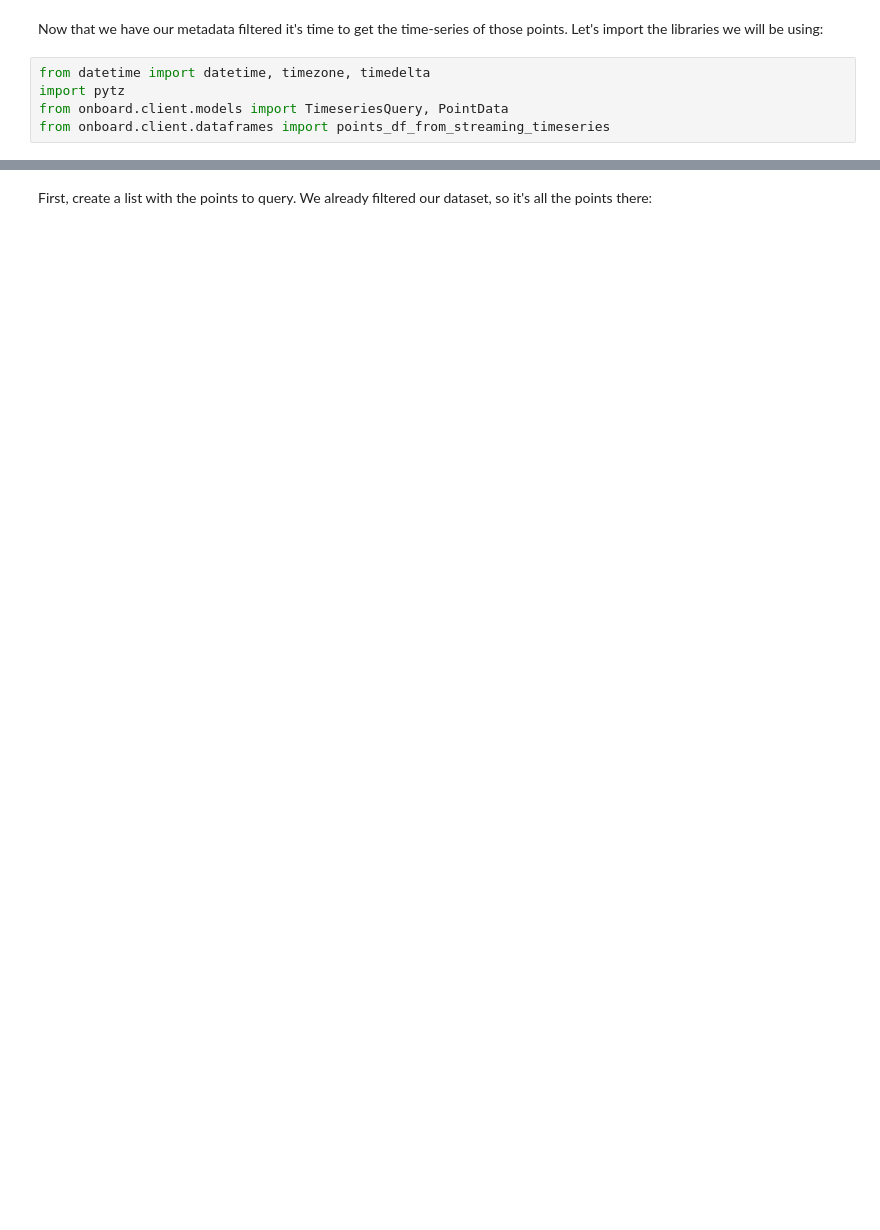
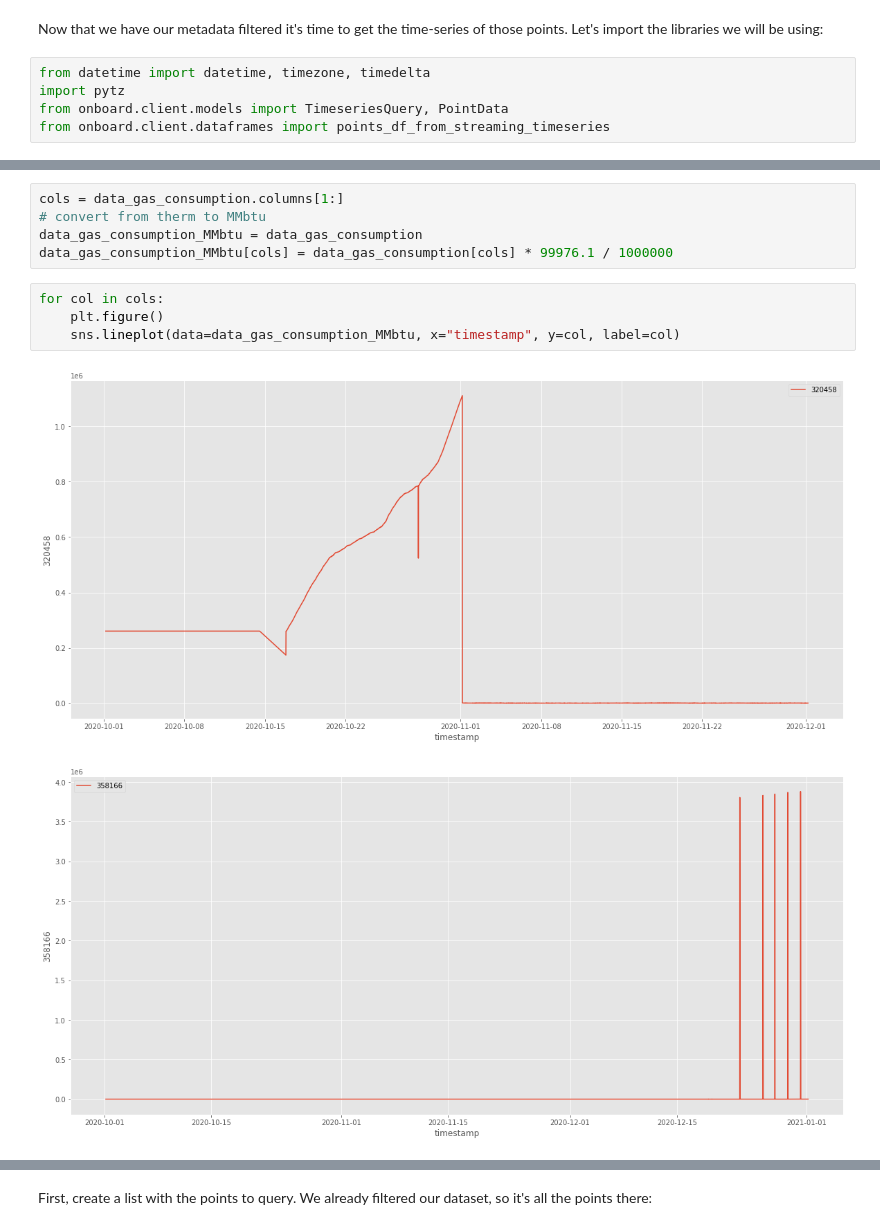
Before and after one commit to PengkunLiu/RTEM_CMU, a Jupyter notebook: RTEM Jupyter Notebook/a-rtem-heating-energy.ipynb, the cells around one changed output, grey strips where cells are left out. Cells and saved outputs as stored; diff of their text form; blank space fills up the shorter version.

```diff
--- a/RTEM Jupyter Notebook/a-rtem-heating-energy.ipynb
+++ b/RTEM Jupyter Notebook/a-rtem-heating-energy.ipynb
@@ -194,0 +470,12 @@ from onboard.client.dataframes import points_df_from_streaming_timeseries
+# %%
+cols = data_gas_consumption.columns[1:]
+# convert from therm to MMbtu
+data_gas_consumption_MMbtu = data_gas_consumption
+data_gas_consumption_MMbtu[cols] = data_gas_consumption[cols] * 99976.1 / 1000000
+# %%
+for col in cols:
+    plt.figure()
+    sns.lineplot(data=data_gas_consumption_MMbtu, x="timestamp", y=col, label=col)
+# %% [output]
+[figure, added]
+[figure, added]
```
Also changed, not shown: parts of 135 cells of this notebook, 1 other file.
